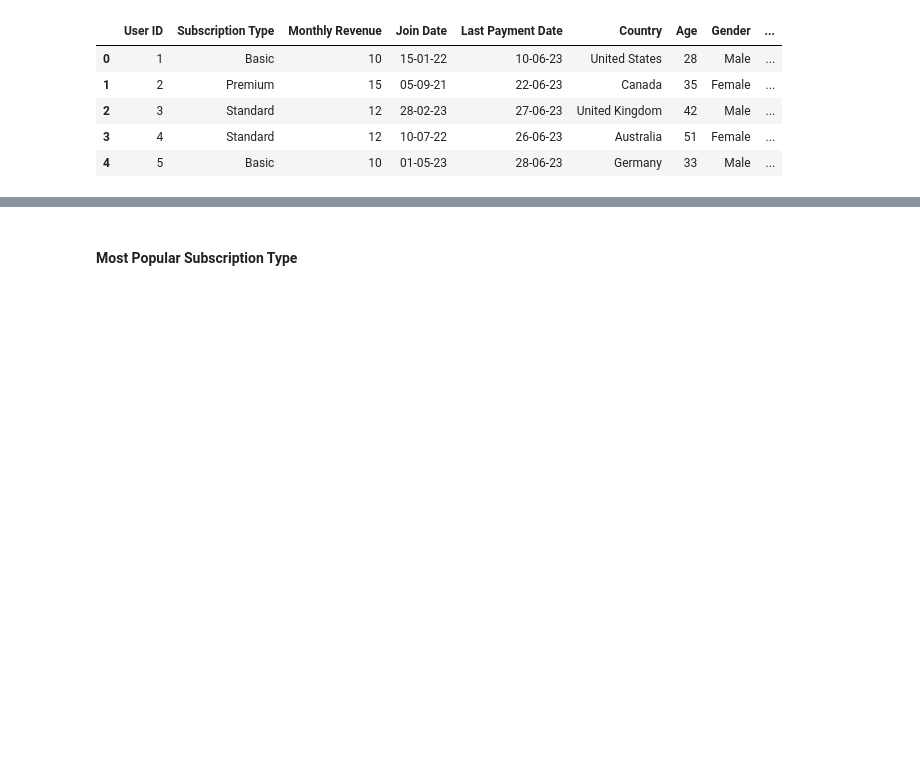
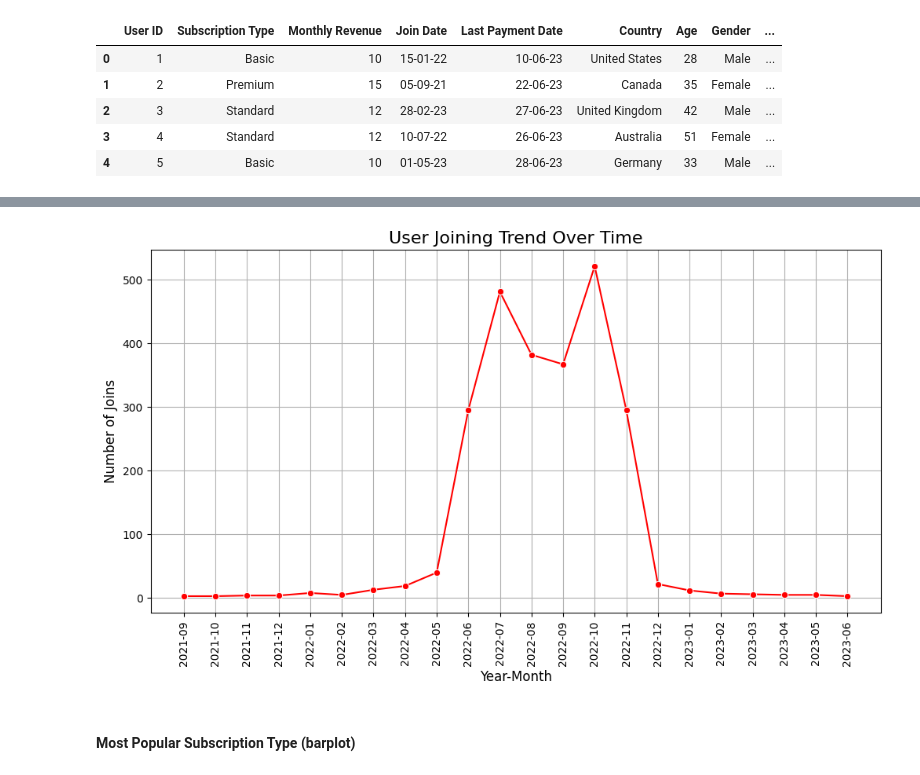
Before and after one commit to julianacharisser/My-DAC-Curriculum, a Jupyter notebook: EDA-and-Tableau-Tutorial/EDA-and-Tableau-Tutorial.ipynb, the cells around one changed output, grey strips where cells are left out. Drawn from its saved outputs; the diff is of its cells as text; code cells hidden in the pictures; blank space fills up the shorter version.

```diff
--- a/EDA-and-Tableau-Tutorial/EDA-and-Tableau-Tutorial.ipynb
+++ b/EDA-and-Tableau-Tutorial/EDA-and-Tableau-Tutorial.ipynb
@@ -138,0 +167,4 @@ plt.show()
+# %%
+## Create a 'Join Year-Month' column from 'Join Date' column
+df['Join Year and Month'] = df['Join Date'].dt.to_period('M').astype(str)
+df.head()
@@ -139,2 +178,22 @@ plt.show()
+# %%
+## Group by 'Join Year-Month' and count the number of joins
+monthly_joins = df.groupby('Join Year and Month').size().reset_index(name = 'Number of Joins')
+
+# Convert 'Join Year-Month' back to string for plotting purposes
+monthly_joins['Join Year and Month'] = monthly_joins['Join Year and Month'].astype(str)
+
+# Plotting the Line Chart for User Joins over time
+plt.figure(figsize = (12, 6))
+sns.lineplot(x = 'Join Year and Month', y = 'Number of Joins', data = monthly_joins, marker = 'o', color = 'r')
+
+# Set the labels
+plt.title('User Joining Trend Over Time', fontsize = 16)
+plt.xlabel('Year-Month', fontsize = 12)
+plt.ylabel('Number of Joins', fontsize = 12)
+plt.xticks(rotation = 90)  # Rotate x-axis labels for better readability
+plt.grid(True)
+plt.show()
+# %% [output]
+[figure, added]
 # %% [markdown]
-#### Most Popular Subscription Type
+#### Most Popular Subscription Type (barplot)
```
Also changed, not shown: parts of 32 cells of this notebook.
